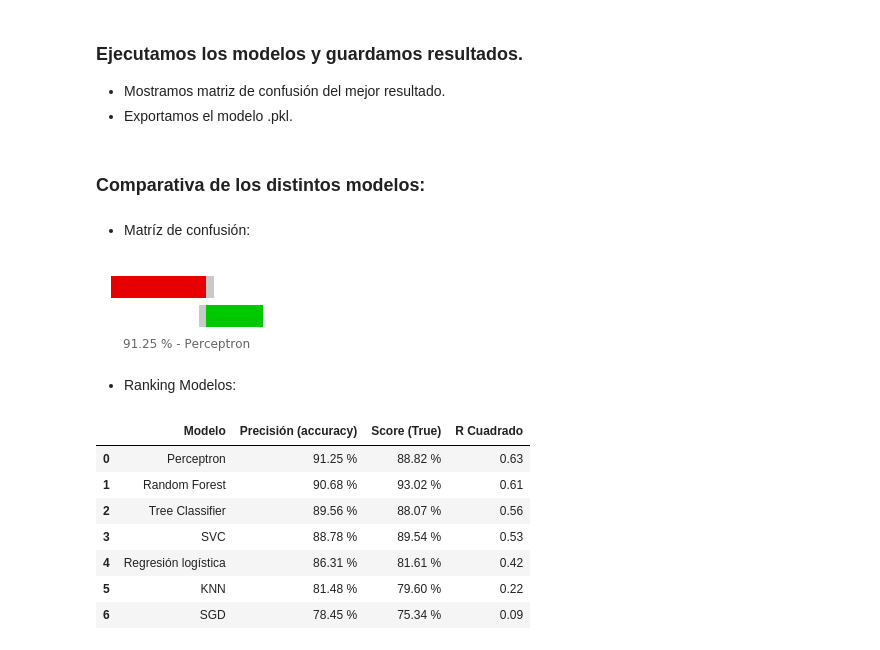
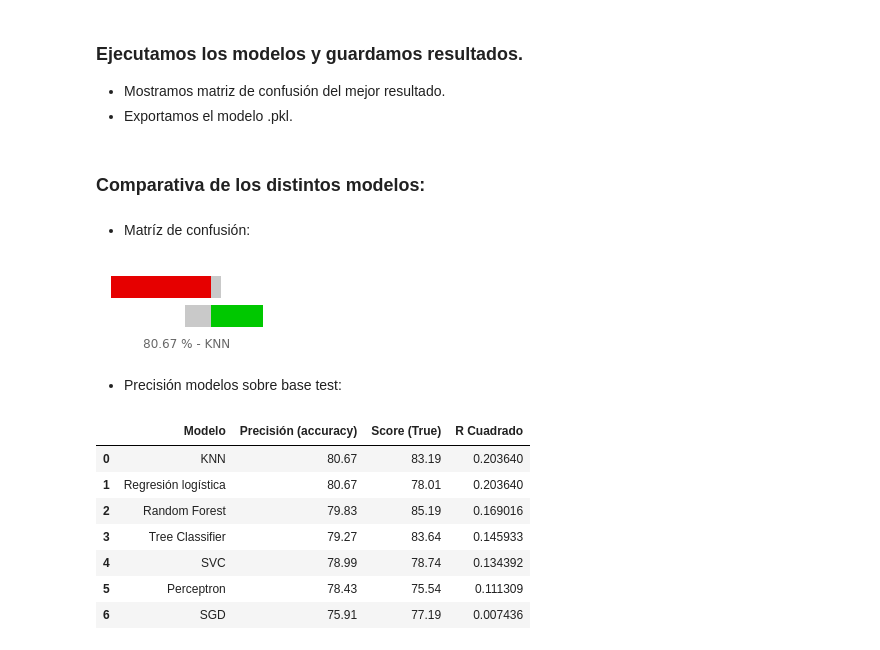
Before and after one commit to JVPA/Kaggle, a Jupyter notebook: Titanic. Machine Learning from Disaster.ipynb, the cells around one changed output. Saved outputs shown, nothing was run; the diff lists cells and outputs as text; code cells hidden in the pictures.

```diff
--- a/Titanic. Machine Learning from Disaster.ipynb
+++ b/Titanic. Machine Learning from Disaster.ipynb
@@ -158,9 +158,10 @@ XE, XT, ye, yt = train_test_split(X
 * Params con los distintos modelos que entrenamos.
 * Configuración PipeLine con la conversión de variables categóricas y StandaeScaler.
 # %%
-Params = {'Random Forest': RandomForestClassifier(n_estimators = 100
+Params = {'Random Forest': RandomForestClassifier(n_estimators = 250
                                                    , random_state = 0)
-           , 'SGD': SGDClassifier(max_iter=5, tol=None)
+           , 'SGD': SGDClassifier(max_iter = 5
+                                  , tol = None)
            , 'Perceptron': MLPClassifier(random_state = 0)
            , 'KNN': KNeighborsClassifier()
            , 'Tree Classifier': DecisionTreeClassifier(criterion = 'entropy'
@@ -173,20 +174,20 @@ Params = {'Random Forest': RandomForestClassifier(n_estimators = 100
                                                        , class_weight = 'balanced'
                                                        , random_state = 0)}
 
-numeric = Pipeline(
+Nums = Pipeline(
     steps = [
         ('imputer', SimpleImputer(strategy = 'median')),
-        ('scaler', StandardScaler())])
+        ('scaler' , StandardScaler())])
 
-categorical = Pipeline(
+Text = Pipeline(
     steps = [
         ('imputer', SimpleImputer(strategy = 'constant', fill_value = 'missing')),
-        ('onehot', OneHotEncoder(handle_unknown = 'ignore'))])
+        ('onehot' , OneHotEncoder(handle_unknown = 'ignore'))])
 
-preprocessor = ColumnTransformer(
-    transformers=[
-        ('num', numeric, X.select_dtypes(include=['int64', 'float64']).columns),
-        ('cat', categorical, X.select_dtypes(include=['object']).columns)])
+Pipe = ColumnTransformer(
+    transformers = [
+        ('num', Nums, X.select_dtypes(include = ['int64', 'float64']).columns),
+        ('cat', Text, X.select_dtypes(include = ['object']).columns)])
 # %% [markdown]
 ### Ejecutamos los modelos y guardamos resultados.
 * Mostramos matriz de confusión del mejor resultado.
@@ -194,49 +195,48 @@ preprocessor = ColumnTransformer(
 # %%
 markdown(f'### Comparativa de los distintos modelos:')
 Result = {}
 
 for i in Params:
     Score = []
-    clf = Pipeline(steps=[('preprocessor', preprocessor),
-                      ('classifier', Params[i])])
+    clf = Pipeline(steps=[('Prepo', Pipe),
+                          ('Modelo', Params[i])])
     clf.fit(XE, ye)
 
-    Score.append('{:.2f} %'.format(np.mean(y == clf.predict(X)) * 100))
-    Score.append('{:.2f} %'.format(precision_score(y, clf.predict(X), labels = [0, 1], pos_label = 1) * 100))
-    Score.append('%.2f' % r2_score(y, clf.predict(X)))
+    Score.append(round(np.mean(yt == clf.predict(XT)) * 100, 2))
+    Score.append(round(precision_score(yt, clf.predict(XT), labels = [0, 1], pos_label = 1) * 100, 2))
+    Score.append(r2_score(yt, clf.predict(XT)))
     Result[i] = Score
 
-
-Result = (pd.DataFrame(Result, index=['Precisión (accuracy)', 'Score (True)','R Cuadrado'])
+Result = (pd.DataFrame(Result, index=['Precisión (accuracy)' ,'Score (True)','R Cuadrado'])
           .transpose()
           .sort_values(by = 'Precisión (accuracy)'
                        , ascending = False)
           .reset_index()
           .rename(columns = {'index':'Modelo'})
          )
 
 markdown(f'* Matríz de confusión:')
-clf = Pipeline(steps=[('preprocessor', preprocessor),
-                      ('classifier', Params[Result['Modelo'][0]])])
+clf = Pipeline(steps=[('Prepo', Pipe),
+                      ('Modelo', Params[Result['Modelo'][0]])])
 
 clf.fit(XE, ye)
-joblib.dump(clf, 'models.pkl', compress = 1)
+joblib.dump(clf, 'Models.pkl', compress = 1)
 model = joblib.load('models.pkl')
 
-Grafico = matriz(y, model.predict(X), Result['Modelo'][0])
-markdown(f'* Ranking Modelos:')
+Grafico = matriz(yt, model.predict(XT), Result['Modelo'][0])
+markdown(f'* Precisión modelos sobre base test:')
 
 Result
 # %% [output]
 ### Comparativa de los distintos modelos:
 * Matríz de confusión:
-[figure, old version]
+[figure, new version]
-* Ranking Modelos:
+* Precisión modelos sobre base test:
 |  | Modelo | Precisión (accuracy) | Score (True) | R Cuadrado |
-| 0 | Perceptron | 91.25 % | 88.82 % | 0.63 |
-| 1 | Random Forest | 90.68 % | 93.02 % | 0.61 |
-| 2 | Tree Classifier | 89.56 % | 88.07 % | 0.56 |
-| 3 | SVC | 88.78 % | 89.54 % | 0.53 |
-| 4 | Regresión logística | 86.31 % | 81.61 % | 0.42 |
-| 5 | KNN | 81.48 % | 79.60 % | 0.22 |
-| 6 | SGD | 78.45 % | 75.34 % | 0.09 |
+| 0 | KNN | 80.67 | 83.19 | 0.203640 |
+| 1 | Regresión logística | 80.67 | 78.01 | 0.203640 |
+| 2 | Random Forest | 79.83 | 85.19 | 0.169016 |
+| 3 | Tree Classifier | 79.27 | 83.64 | 0.145933 |
+| 4 | SVC | 78.99 | 78.74 | 0.134392 |
+| 5 | Perceptron | 78.43 | 75.54 | 0.111309 |
+| 6 | SGD | 75.91 | 77.19 | 0.007436 |
```
Also changed, not shown: parts of 3 cells of this notebook.
